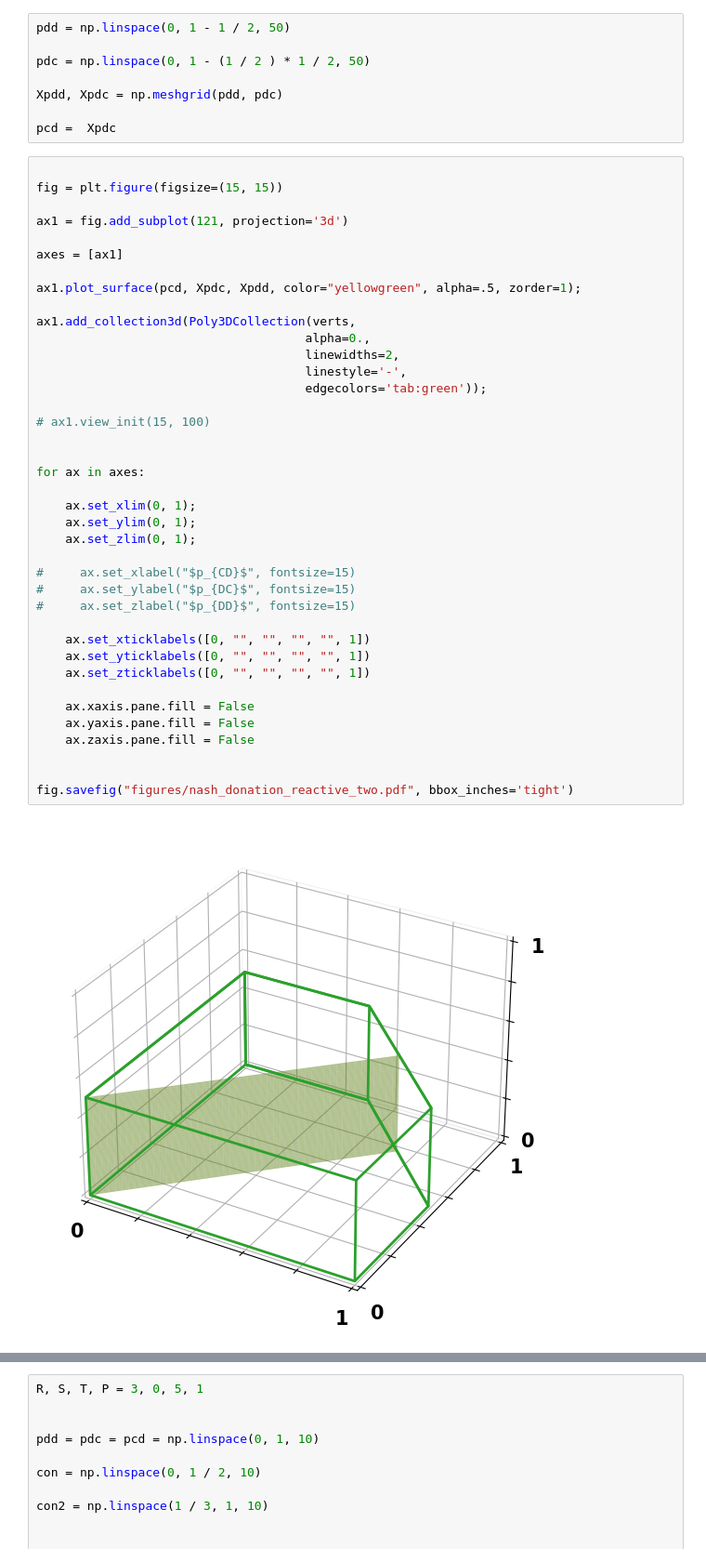
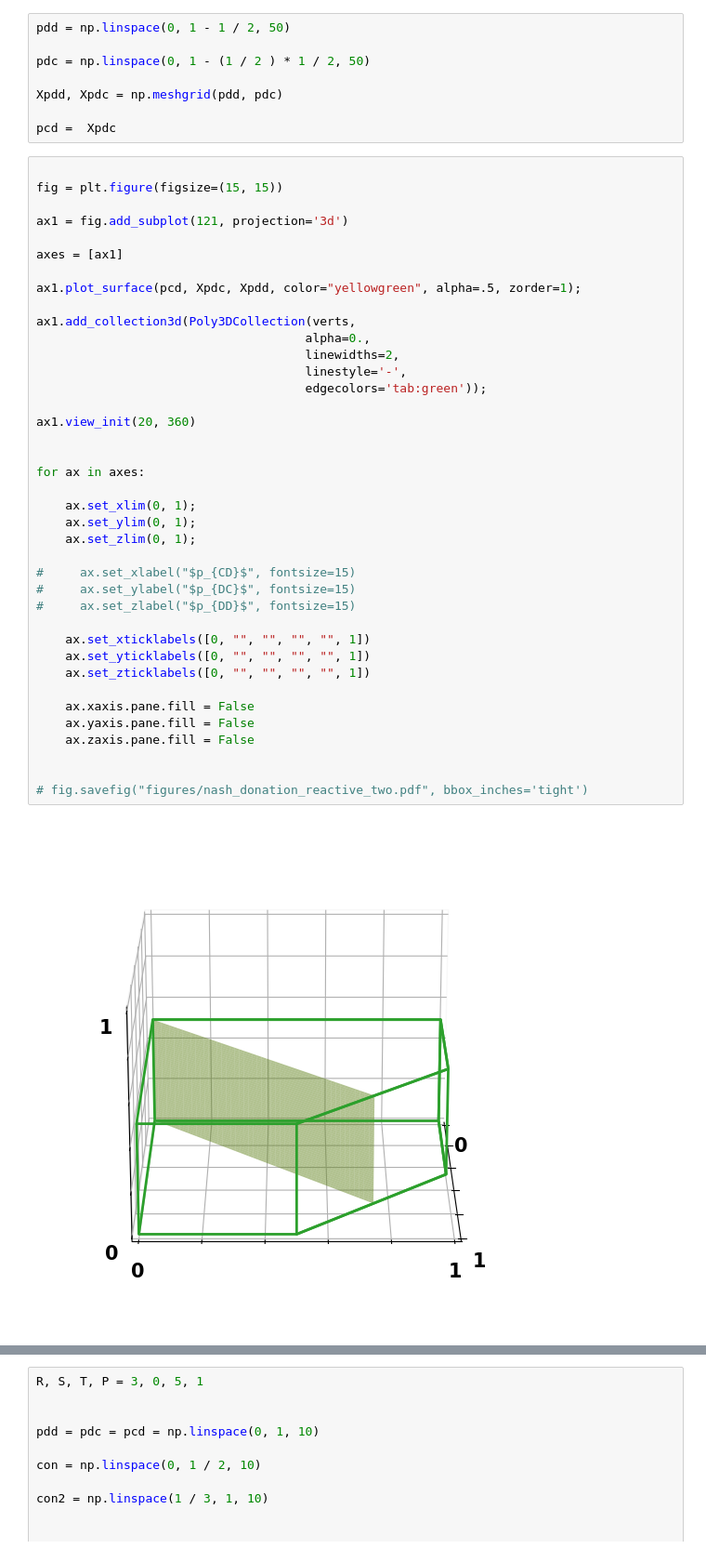
Before and after one commit to Nikoleta-v3/conditional-cooperation-with-longer-memory, a Jupyter notebook: notebooks/Plotting for manuscript.ipynb, the cells around one changed output, grey strips where cells are left out. Shown at 93% size. Cells and saved outputs as stored; diff of their text form.

```diff
--- a/notebooks/Plotting for manuscript.ipynb
+++ b/notebooks/Plotting for manuscript.ipynb
@@ -90,33 +90,33 @@ axes = [ax1]
 ax1.plot_surface(pcd, Xpdc, Xpdd, color="yellowgreen", alpha=.5, zorder=1);
 
 ax1.add_collection3d(Poly3DCollection(verts,
                                      alpha=0.,
                                      linewidths=2,
                                      linestyle='-',
                                      edgecolors='tab:green'));
 
-# ax1.view_init(15, 100)
+ax1.view_init(20, 360)
 
 
 for ax in axes:
 
     ax.set_xlim(0, 1);
     ax.set_ylim(0, 1);
     ax.set_zlim(0, 1);
 
 #     ax.set_xlabel("$p_{CD}$", fontsize=15)
 #     ax.set_ylabel("$p_{DC}$", fontsize=15)
 #     ax.set_zlabel("$p_{DD}$", fontsize=15)
 
     ax.set_xticklabels([0, "", "", "", "", 1])
     ax.set_yticklabels([0, "", "", "", "", 1])
     ax.set_zticklabels([0, "", "", "", "", 1])
 
     ax.xaxis.pane.fill = False
     ax.yaxis.pane.fill = False
     ax.zaxis.pane.fill = False
 
 
-fig.savefig("figures/nash_donation_reactive_two.pdf", bbox_inches='tight')
+# fig.savefig("figures/nash_donation_reactive_two.pdf", bbox_inches='tight')
 # %% [output]
-[figure, old version]
+[figure, new version]
```
Also changed, not shown: parts of 2 cells of this notebook, 10 other files.
